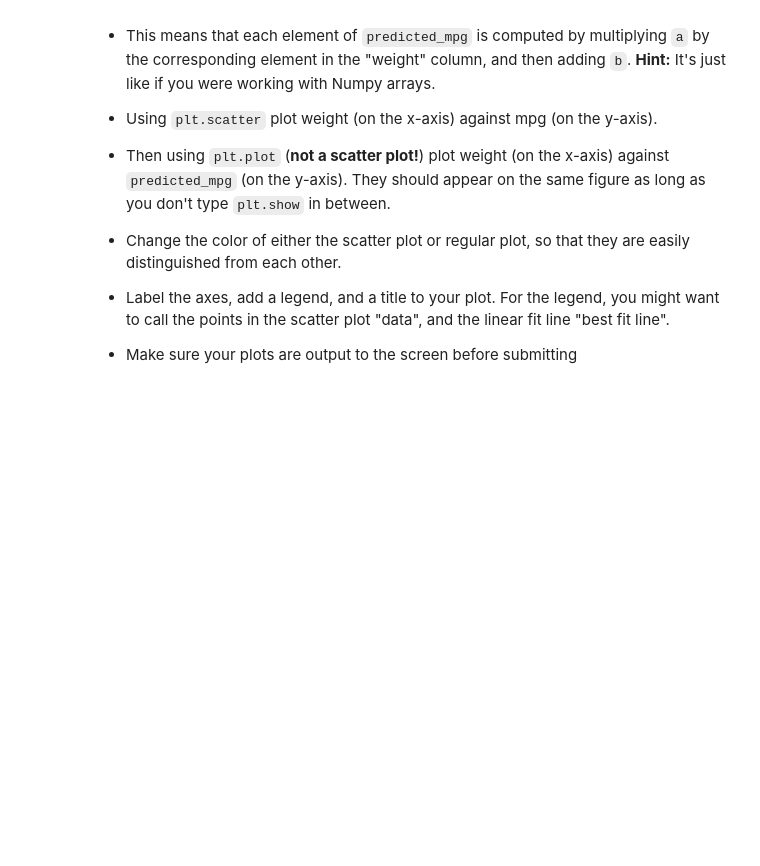
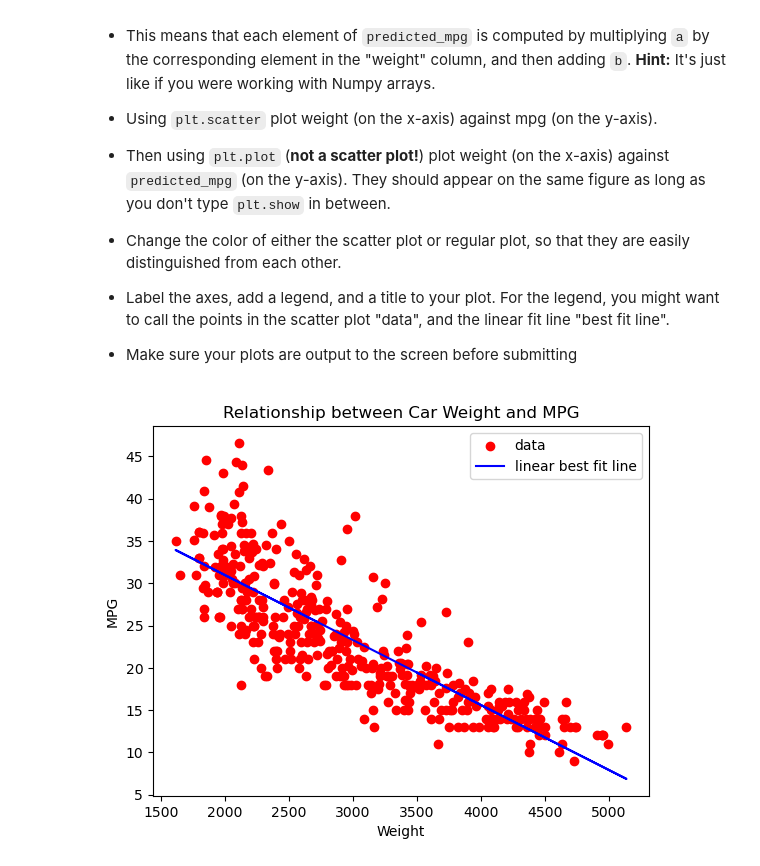
Before and after one commit to alainaqcai/F2025_QTM151, a Jupyter notebook: Assignments/assignment_7/assignment7.ipynb, the cells around one changed output. Drawn from its saved outputs; the diff is of its cells as text; code cells hidden in the pictures; blank space fills up the shorter version.

```diff
--- a/Assignments/assignment_7/assignment7.ipynb
+++ b/Assignments/assignment_7/assignment7.ipynb
@@ -156,0 +186,7 @@ This problem is continued in Question (5)
+# %%
+# your answer here
+
+features = pd.read_csv("data/features.csv")
+model = smf.ols(formula="mpg ~ weight", data=features)
+coeffs = model.fit().params
+print(coeffs)
@@ -181,0 +220,19 @@ $$\hat{m}_i = a\cdot w_i + b$$
+# %%
+# your answer here
+
+a = coeffs["weight"]
+b = coeffs["Intercept"]
+
+features["predicted_mpg"] = a * features["weight"] + b
+
+plt.figure()
+plt.scatter(features["weight"], features["mpg"], color="red", label="data")
+plt.plot(features["weight"], features["predicted_mpg"], color="blue", label="linear best fit line")
+
+plt.xlabel("Weight")
+plt.ylabel("MPG")
+plt.title("Relationship between Car Weight and MPG")
+plt.legend()
+plt.show()
+# %% [output]
+[figure, added]
```
Also changed, not shown: parts of 7 cells of this notebook.
